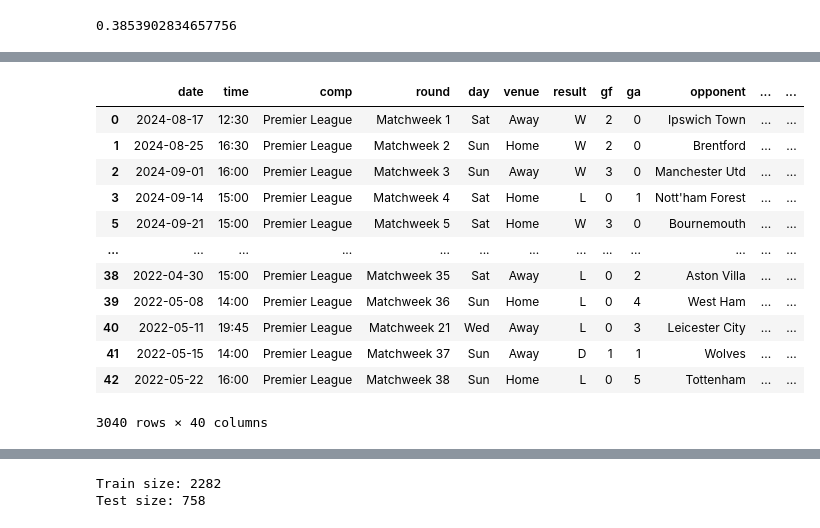
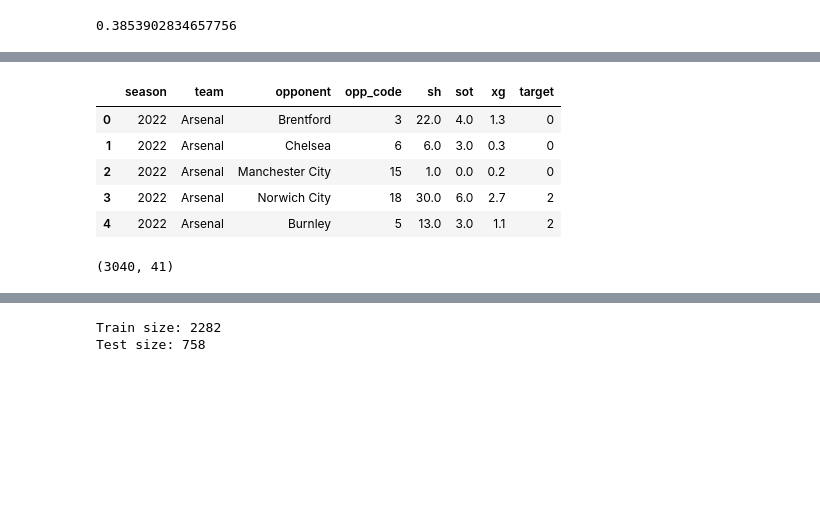
Before and after one commit to haroonwaqar/PremierLeague-Prediction, a Jupyter notebook: PredictionPL.ipynb, the cells around one changed output, grey strips where cells are left out. Saved outputs shown, nothing was run; the diff lists cells and outputs as text; code cells hidden in the pictures; blank space fills up the shorter version.

```diff
--- a/PredictionPL.ipynb
+++ b/PredictionPL.ipynb
@@ -215,3 +205,9 @@ matches = matches.drop(columns="roll_xg_5")
+# %%
+matches = matches.drop(columns="form_5")
+# %%
+matches["form_difference_5"] = matches["team_form_5"] - matches["opp_form_5"]
+# %%
+matches["total_team_points"] = (matches.groupby(["season", "team"])["result_code"].cumsum().shift(fill_value=0))
 # %%
 matches.columns
 # %% [output]
@@ -224 +221,3 @@ Index(['date', 'time', 'comp', 'round', 'day', 'venue', 'result', 'gf', 'ga',
       dtype='object')
+# %%
+matches = matches.drop(columns=["attendance", "notes" ])
@@ -225,17 +245,14 @@ Index(['date', 'time', 'comp', 'round', 'day', 'venue', 'result', 'gf', 'ga',
 # %%
-matches
+matches[["season","team", "opponent", "opp_code","sh","sot","xg", "target"]].head()
 # %% [output]
-|  | date | time | comp | round | day | venue | result | gf | ga | opponent | ... | ... |
-| 0 | 2024-08-17 | 12:30 | Premier League | Matchweek 1 | Sat | Away | W | 2 | 0 | Ipswich Town | ... | ... |
-| 1 | 2024-08-25 | 16:30 | Premier League | Matchweek 2 | Sun | Home | W | 2 | 0 | Brentford | ... | ... |
-| 2 | 2024-09-01 | 16:00 | Premier League | Matchweek 3 | Sun | Away | W | 3 | 0 | Manchester Utd | ... | ... |
-| 3 | 2024-09-14 | 15:00 | Premier League | Matchweek 4 | Sat | Home | L | 0 | 1 | Nott'ham Forest | ... | ... |
-| 5 | 2024-09-21 | 15:00 | Premier League | Matchweek 5 | Sat | Home | W | 3 | 0 | Bournemouth | ... | ... |
-| ... | ... | ... | ... | ... | ... | ... | ... | ... | ... | ... | ... | ... |
-| 38 | 2022-04-30 | 15:00 | Premier League | Matchweek 35 | Sat | Away | L | 0 | 2 | Aston Villa | ... | ... |
-| 39 | 2022-05-08 | 14:00 | Premier League | Matchweek 36 | Sun | Home | L | 0 | 4 | West Ham | ... | ... |
-| 40 | 2022-05-11 | 19:45 | Premier League | Matchweek 21 | Wed | Away | L | 0 | 3 | Leicester City | ... | ... |
-| 41 | 2022-05-15 | 14:00 | Premier League | Matchweek 37 | Sun | Away | D | 1 | 1 | Wolves | ... | ... |
-| 42 | 2022-05-22 | 16:00 | Premier League | Matchweek 38 | Sun | Home | L | 0 | 5 | Tottenham | ... | ... |
+|  | season | team | opponent | opp_code | sh | sot | xg | target |
+| 0 | 2022 | Arsenal | Brentford | 3 | 22.0 | 4.0 | 1.3 | 0 |
+| 1 | 2022 | Arsenal | Chelsea | 6 | 6.0 | 3.0 | 0.3 | 0 |
+| 2 | 2022 | Arsenal | Manchester City | 15 | 1.0 | 0.0 | 0.2 | 0 |
+| 3 | 2022 | Arsenal | Norwich City | 18 | 30.0 | 6.0 | 2.7 | 2 |
+| 4 | 2022 | Arsenal | Burnley | 5 | 13.0 | 3.0 | 1.1 | 2 |
-3040 rows × 40 columns
+# %%
+matches.shape
+# %% [output]
+(3040, 41)
 # %%
```
Also changed, not shown: parts of 21 cells of this notebook.
